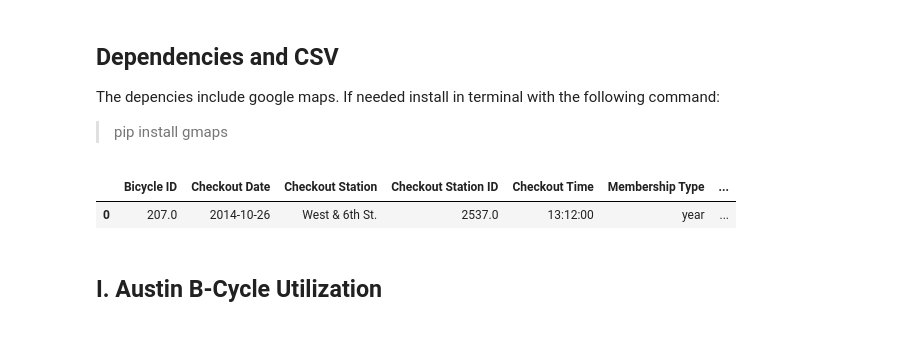
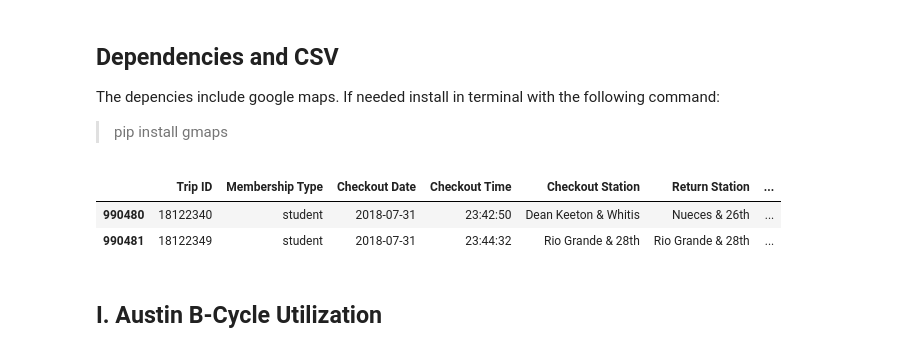
Before and after one commit to ananyay/Pedal_through_Austin, a Jupyter notebook: Data_Analysis_ananya.ipynb, the cells around one changed output. Drawn from its saved outputs; the diff is of its cells as text; code cells hidden in the pictures.

```diff
--- a/Data_Analysis_ananya.ipynb
+++ b/Data_Analysis_ananya.ipynb
@@ -66,11 +66,12 @@ gmaps.configure(api_key= gkey)
 # %%
 # Read the CSV file using pandas and create a dataframe
 df_bike_cl = pd.read_csv("Clean_Data/out.csv")
 # Display the top rows of the dataframe
-df_bike_cl.head(1)
+df_bike_cl.tail(2)
 # %% [output]
-|  | Bicycle ID | Checkout Date | Checkout Station | Checkout Station ID | Checkout Time | Membership Type | ... |
-| 0 | 207.0 | 2014-10-26 | West & 6th St. | 2537.0 | 13:12:00 | year | ... |
+|  | Trip ID | Membership Type | Checkout Date | Checkout Time | Checkout Station | Return Station | ... |
+| 990480 | 18122340 | student | 2018-07-31 | 23:42:50 | Dean Keeton & Whitis | Nueces & 26th | ... |
+| 990481 | 18122349 | student | 2018-07-31 | 23:44:32 | Rio Grande & 28th | Rio Grande & 28th | ... |
 # %% [markdown]
 ##  I. Austin B-Cycle Utilization
 # %% [markdown]
```
Also changed, not shown: parts of 2 cells of this notebook.
